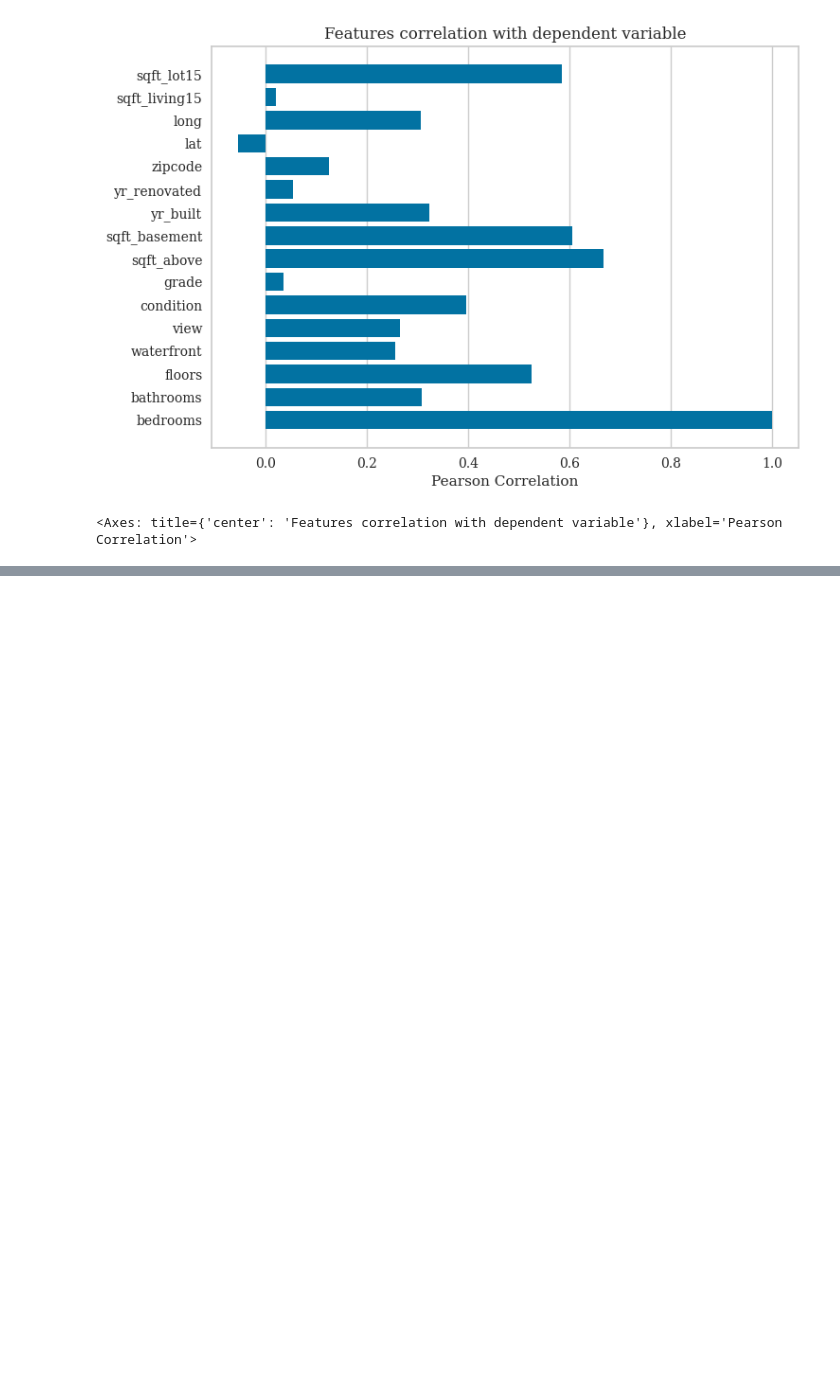
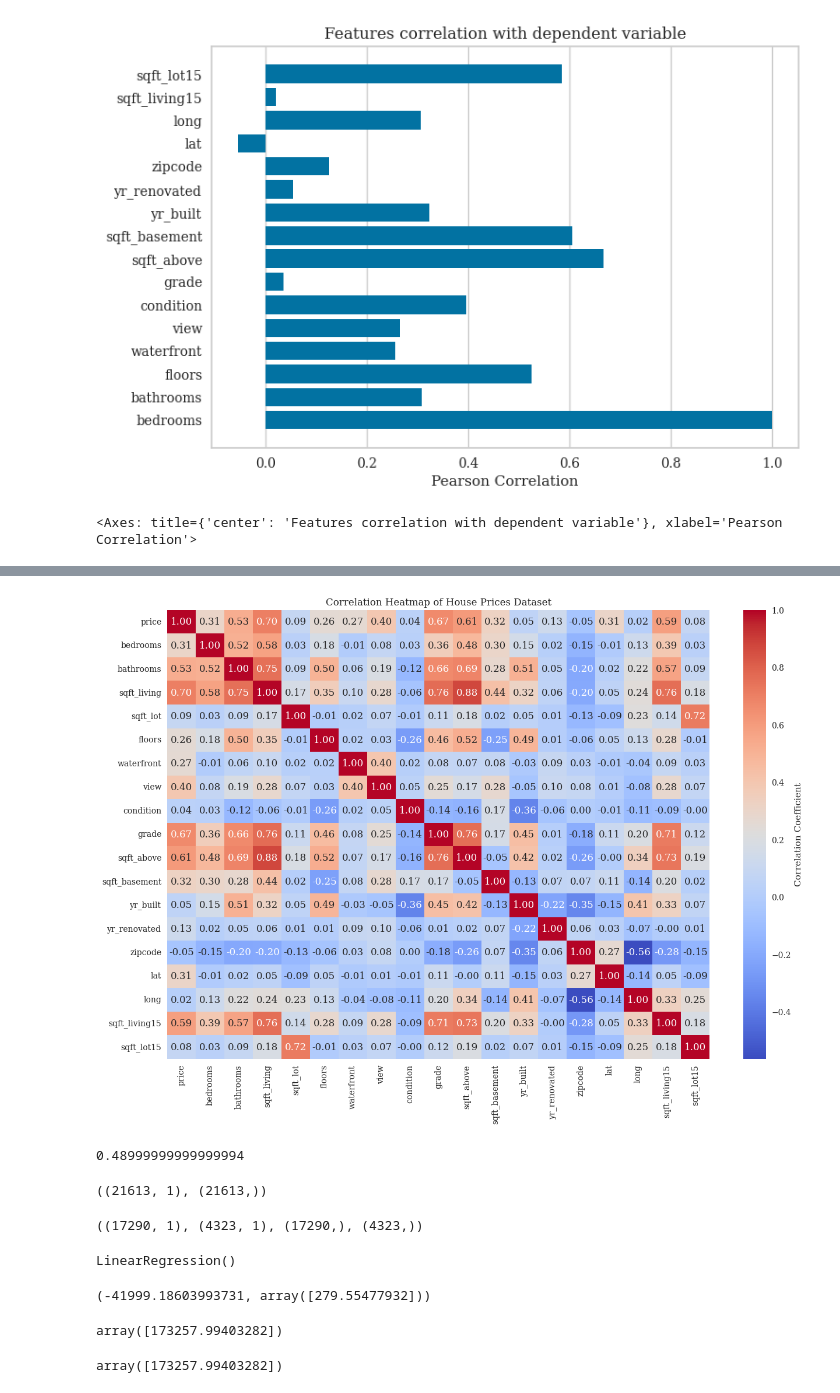
Before and after one commit to Dionmax/BurningMyBrain, a Jupyter notebook: EstatisticaDataScience/CorrelationRegression.ipynb, the cells around one changed output, grey strips where cells are left out. Cells and saved outputs as stored; diff of their text form; code cells hidden in the pictures; blank space fills up the shorter version.

Commit message:
Linear Regression

```diff
--- a/EstatisticaDataScience/CorrelationRegression.ipynb
+++ b/EstatisticaDataScience/CorrelationRegression.ipynb
@@ -220,0 +227,6 @@ corr_graph.show()
+# %%
+houses_dataset = pd.read_csv("data/house_prices.csv")
+
+houses_dataset.drop(columns=["id", "date"], axis=1, inplace=True)
+
+houses_dataset.head()
@@ -220,0 +240,53 @@ corr_graph.show()
+# %%
+fig, ax = plt.subplots(figsize=(15, 10))
+
+ax = sns.heatmap(
+    houses_dataset.corr(),
+    annot=True,
+    fmt=".2f",
+    cmap="coolwarm",
+    cbar_kws={"label": "Correlation Coefficient"},
+)
+
+plt.title("Correlation Heatmap of House Prices Dataset")
+
+plt.show()
+# %% [output]
+[figure, added]
+# %%
+math.pow(0.7, 2)  # sqft_living X Price correlation
+# %% [output]
+0.48999999999999994
+# %%
+X = np.array(houses_dataset["sqft_living"]).reshape(-1, 1)
+y = np.array(houses_dataset["price"])
+
+X.shape, y.shape
+# %% [output]
+((21613, 1), (21613,))
+# %%
+X_train, X_test, y_train, y_test = train_test_split(
+    X, y, test_size=0.2, random_state=42
+)
+
+X_train.shape, X_test.shape, y_train.shape, y_test.shape
+# %% [output]
+((17290, 1), (4323, 1), (17290,), (4323,))
+# %%
+regression_model = LinearRegression()
+
+regression_model.fit(X_train, y_train)
+# %% [output]
+LinearRegression()
+# %%
+regression_model.intercept_, regression_model.coef_
+# %% [output]
+(-41999.18603993731, array([279.55477932]))
+# %%
+regression_model.intercept_ + regression_model.coef_ * 770 # Price(180k) prediction for 770 sqft
+# %% [output]
+array([173257.99403282])
+# %%
+regression_model.predict(np.array([[770]])) # Price(180k) prediction for 770 sqft
+# %% [output]
+array([173257.99403282])
```
Also changed, not shown: parts of 11 cells of this notebook.
